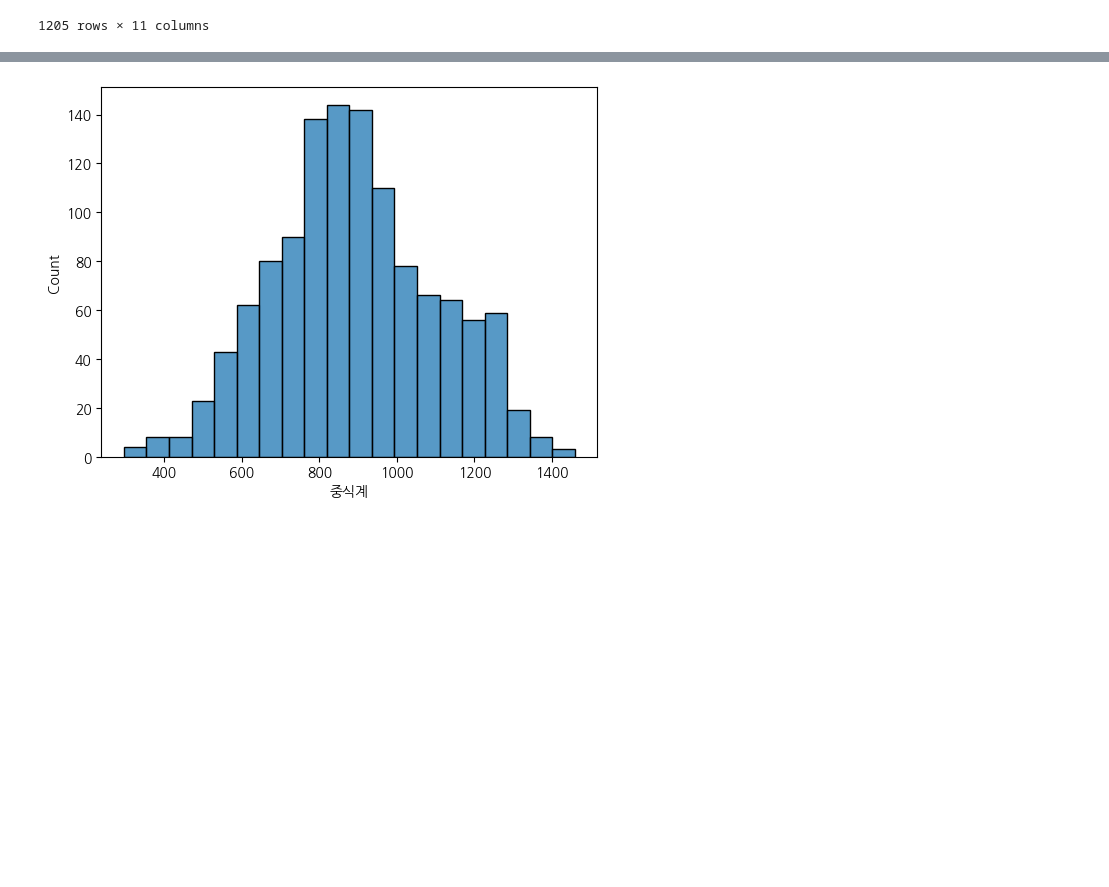
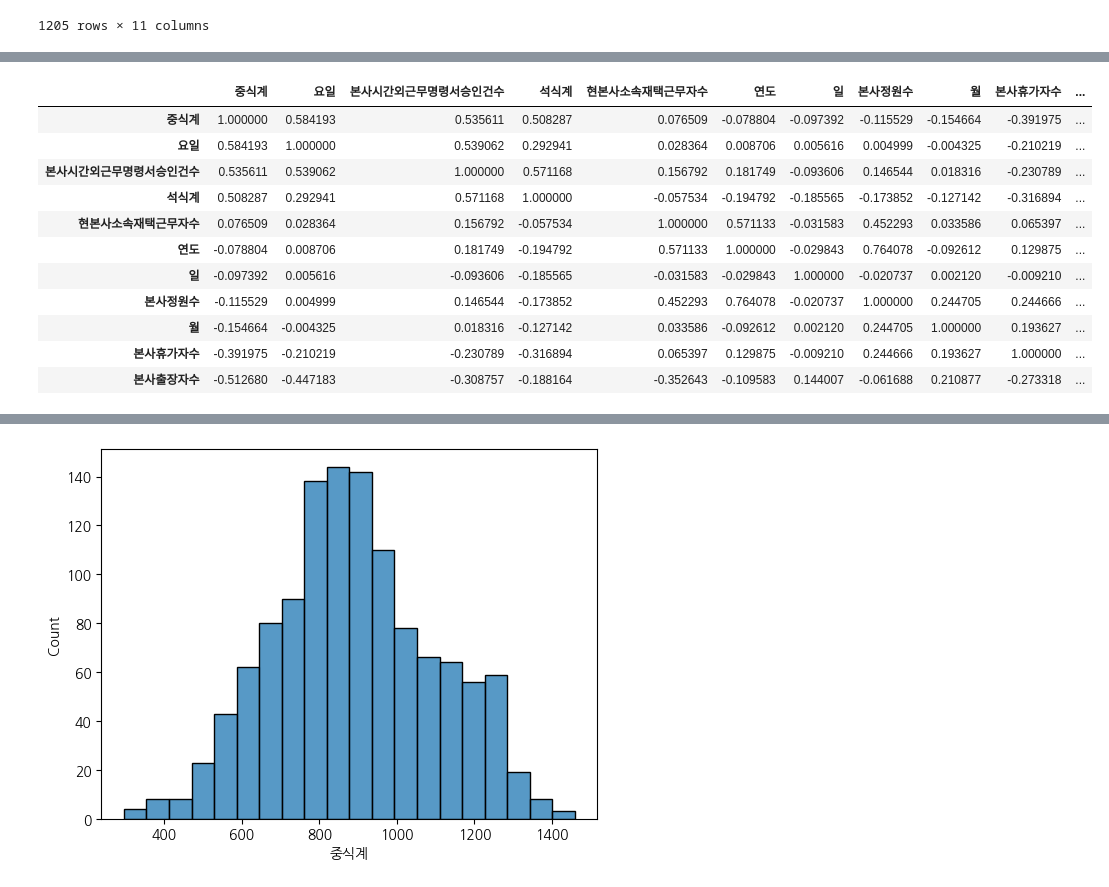
Before and after one commit to koreaTail/aiffel_git, a Jupyter notebook: gunae_kitchen_1_1.ipynb, the cells around one changed output, grey strips where cells are left out. Saved outputs shown, nothing was run; the diff lists cells and outputs as text; code cells hidden in the pictures; blank space fills up the shorter version.

```diff
--- a/gunae_kitchen_1_1.ipynb
+++ b/gunae_kitchen_1_1.ipynb
@@ -156,0 +195,16 @@ co_only_int = 인트만.corr()
+# %%
+인트만중식기준정렬상관관계= 인트만중식기준정렬.corr()
+인트만중식기준정렬상관관계
+# %% [output]
+|  | 중식계 | 요일 | 본사시간외근무명령서승인건수 | 석식계 | 현본사소속재택근무자수 | 연도 | 일 | 본사정원수 | 월 | 본사휴가자수 | ... |
+| 중식계 | 1.000000 | 0.584193 | 0.535611 | 0.508287 | 0.076509 | -0.078804 | -0.097392 | -0.115529 | -0.154664 | -0.391975 | ... |
+| 요일 | 0.584193 | 1.000000 | 0.539062 | 0.292941 | 0.028364 | 0.008706 | 0.005616 | 0.004999 | -0.004325 | -0.210219 | ... |
+| 본사시간외근무명령서승인건수 | 0.535611 | 0.539062 | 1.000000 | 0.571168 | 0.156792 | 0.181749 | -0.093606 | 0.146544 | 0.018316 | -0.230789 | ... |
+| 석식계 | 0.508287 | 0.292941 | 0.571168 | 1.000000 | -0.057534 | -0.194792 | -0.185565 | -0.173852 | -0.127142 | -0.316894 | ... |
+| 현본사소속재택근무자수 | 0.076509 | 0.028364 | 0.156792 | -0.057534 | 1.000000 | 0.571133 | -0.031583 | 0.452293 | 0.033586 | 0.065397 | ... |
+| 연도 | -0.078804 | 0.008706 | 0.181749 | -0.194792 | 0.571133 | 1.000000 | -0.029843 | 0.764078 | -0.092612 | 0.129875 | ... |
+| 일 | -0.097392 | 0.005616 | -0.093606 | -0.185565 | -0.031583 | -0.029843 | 1.000000 | -0.020737 | 0.002120 | -0.009210 | ... |
+| 본사정원수 | -0.115529 | 0.004999 | 0.146544 | -0.173852 | 0.452293 | 0.764078 | -0.020737 | 1.000000 | 0.244705 | 0.244666 | ... |
+| 월 | -0.154664 | -0.004325 | 0.018316 | -0.127142 | 0.033586 | -0.092612 | 0.002120 | 0.244705 | 1.000000 | 0.193627 | ... |
+| 본사휴가자수 | -0.391975 | -0.210219 | -0.230789 | -0.316894 | 0.065397 | 0.129875 | -0.009210 | 0.244666 | 0.193627 | 1.000000 | ... |
+| 본사출장자수 | -0.512680 | -0.447183 | -0.308757 | -0.188164 | -0.352643 | -0.109583 | 0.144007 | -0.061688 | 0.210877 | -0.273318 | ... |
```
Also changed, not shown: parts of 15 cells of this notebook, 4 other files.
